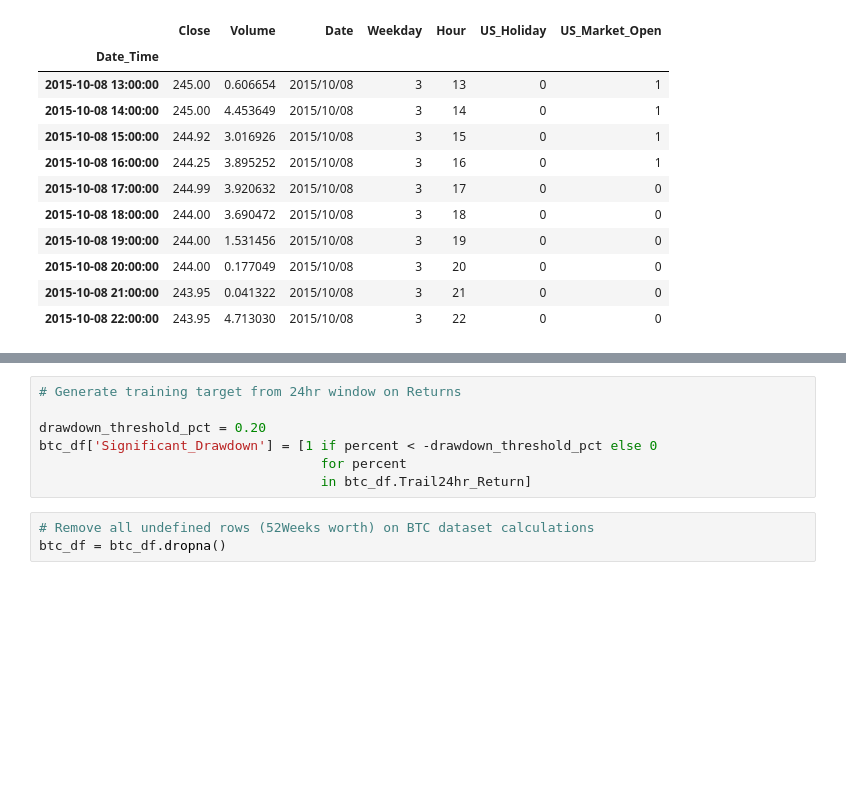
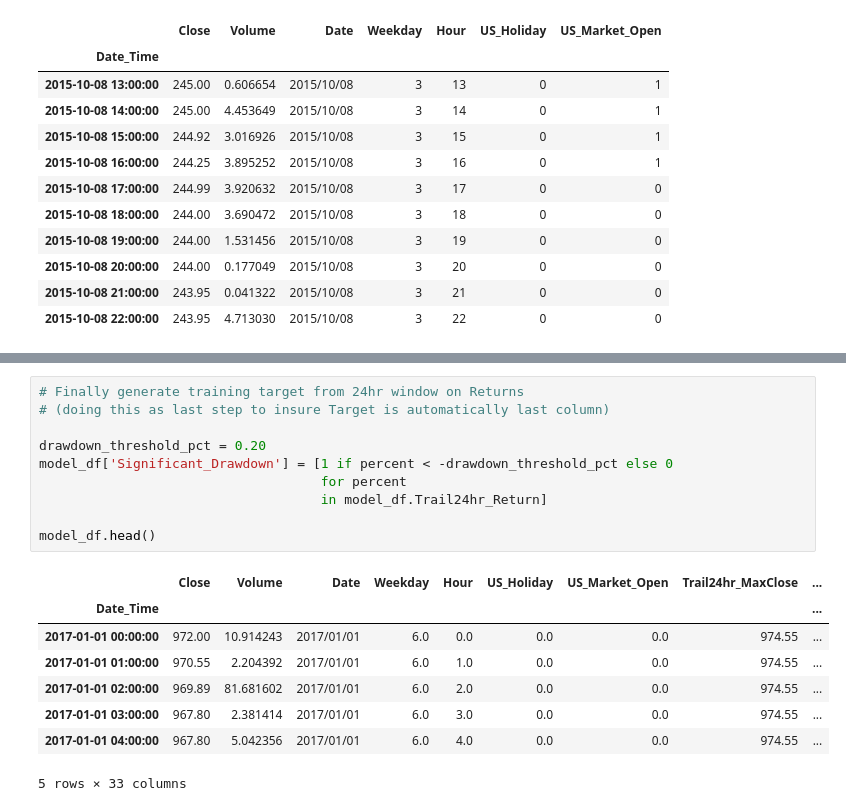
Before and after one commit to amanafzali/Project_2, a Jupyter notebook: data_prep.ipynb, the cells around one changed output, grey strips where cells are left out. Cells and saved outputs as stored; diff of their text form; blank space fills up the shorter version.

```diff
--- a/data_prep.ipynb
+++ b/data_prep.ipynb
@@ -156,10 +269,19 @@ btc_df.tail()
 # %%
-# Generate training target from 24hr window on Returns
+# Finally generate training target from 24hr window on Returns
+# (doing this as last step to insure Target is automatically last column)
 
 drawdown_threshold_pct = 0.20
-btc_df['Significant_Drawdown'] = [1 if percent < -drawdown_threshold_pct else 0
+model_df['Significant_Drawdown'] = [1 if percent < -drawdown_threshold_pct else 0
                                     for percent
-                                    in btc_df.Trail24hr_Return]
+                                    in model_df.Trail24hr_Return]
+
+model_df.head()
+# %% [output]
+|  | Close | Volume | Date | Weekday | Hour | US_Holiday | US_Market_Open | Trail24hr_MaxClose | ... |
+| Date_Time |  |  |  |  |  |  |  |  | ... |
+| 2017-01-01 00:00:00 | 972.00 | 10.914243 | 2017/01/01 | 6.0 | 0.0 | 0.0 | 0.0 | 974.55 | ... |
+| 2017-01-01 01:00:00 | 970.55 | 2.204392 | 2017/01/01 | 6.0 | 1.0 | 0.0 | 0.0 | 974.55 | ... |
+| 2017-01-01 02:00:00 | 969.89 | 81.681602 | 2017/01/01 | 6.0 | 2.0 | 0.0 | 0.0 | 974.55 | ... |
+| 2017-01-01 03:00:00 | 967.80 | 2.381414 | 2017/01/01 | 6.0 | 3.0 | 0.0 | 0.0 | 974.55 | ... |
+| 2017-01-01 04:00:00 | 967.80 | 5.042356 | 2017/01/01 | 6.0 | 4.0 | 0.0 | 0.0 | 974.55 | ... |
+5 rows × 33 columns
-# %%
-# Remove all undefined rows (52Weeks worth) on BTC dataset calculations
-btc_df = btc_df.dropna()
```
Also changed, not shown: parts of 13 cells of this notebook, 4 other files.
